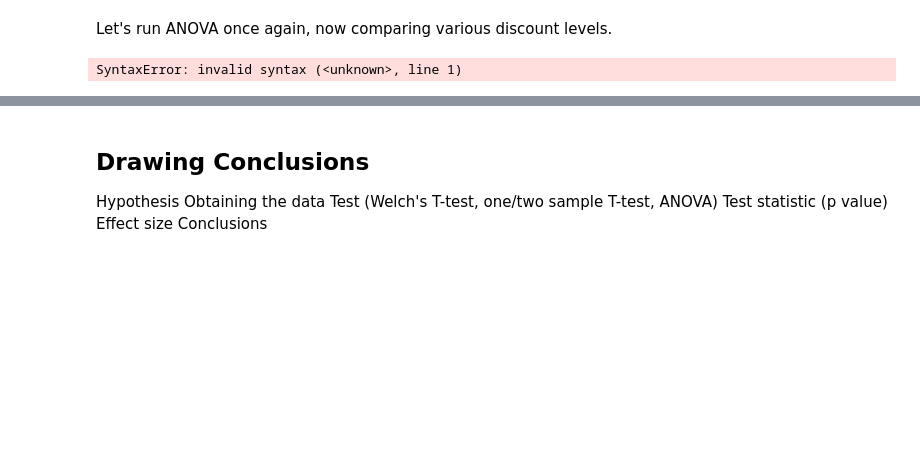
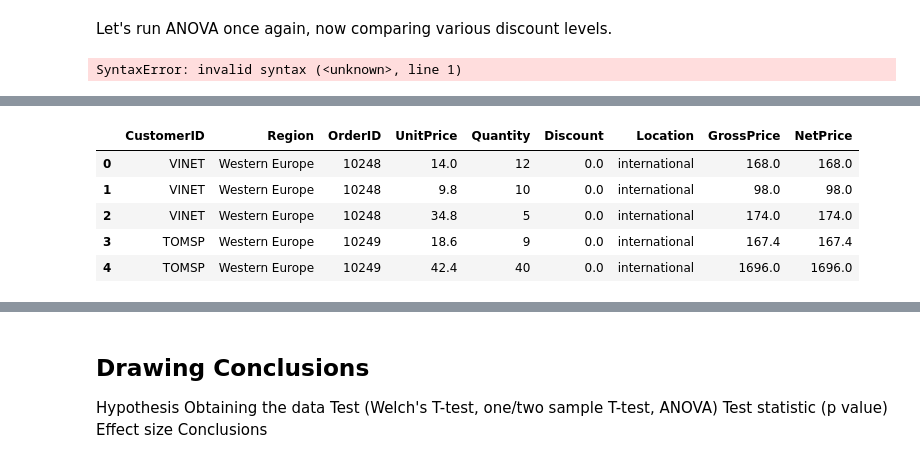
Before and after one commit to AllaGonzalez/Hypothesis_Testing_Using_Northwind_Database, a Jupyter notebook: Project Notebook.ipynb, the cells around one changed output, grey strips where cells are left out. Cells and saved outputs as stored; diff of their text form; code cells hidden in the pictures; blank space fills up the shorter version.

```diff
--- a/Project Notebook.ipynb
+++ b/Project Notebook.ipynb
@@ -386,0 +482,11 @@ Is the amount of money spent by customers gender-related? Do women spend more mo
+# %%
+#join Customer, Order and OrderDetail tables
+df3 = pd.read_sql_query('''SELECT c.ID AS CustomerID, c.Region, o.ID AS OrderID, od.UnitPrice, od.Quantity, od.Discount
+                            FROM OrderDetail od
+                            JOIN [Order] o ON od.OrderID = o.ID
+                            JOIN Customer c ON o.CustomerID = c.ID
+                            ''', engine)
+print('\nTable info')
+df3.info()
+print('\nSample data')
+df3.head()
@@ -386,0 +517,5 @@ Is the amount of money spent by customers gender-related? Do women spend more mo
+# %%
+#add a location column
+domestic = ['North America']
+df3['Location'] = np.where(df3['Region'].isin(domestic), 'domestic', 'international')
+df3.head()
@@ -386,0 +529,13 @@ Is the amount of money spent by customers gender-related? Do women spend more mo
+# %%
+#add NetPrice column
+df3['GrossPrice'] = np.multiply(df3['Quantity'],df3['UnitPrice'])
+df3['NetPrice'] = np.multiply(df3['GrossPrice'],df3['Discount'])
+df3['NetPrice'] = np.subtract(df3['GrossPrice'],df3['NetPrice'])
+df3.head()
+# %% [output]
+|  | CustomerID | Region | OrderID | UnitPrice | Quantity | Discount | Location | GrossPrice | NetPrice |
+| 0 | VINET | Western Europe | 10248 | 14.0 | 12 | 0.0 | international | 168.0 | 168.0 |
+| 1 | VINET | Western Europe | 10248 | 9.8 | 10 | 0.0 | international | 98.0 | 98.0 |
+| 2 | VINET | Western Europe | 10248 | 34.8 | 5 | 0.0 | international | 174.0 | 174.0 |
+| 3 | TOMSP | Western Europe | 10249 | 18.6 | 9 | 0.0 | international | 167.4 | 167.4 |
+| 4 | TOMSP | Western Europe | 10249 | 42.4 | 40 | 0.0 | international | 1696.0 | 1696.0 |
```
Also changed, not shown: parts of 23 cells of this notebook.
